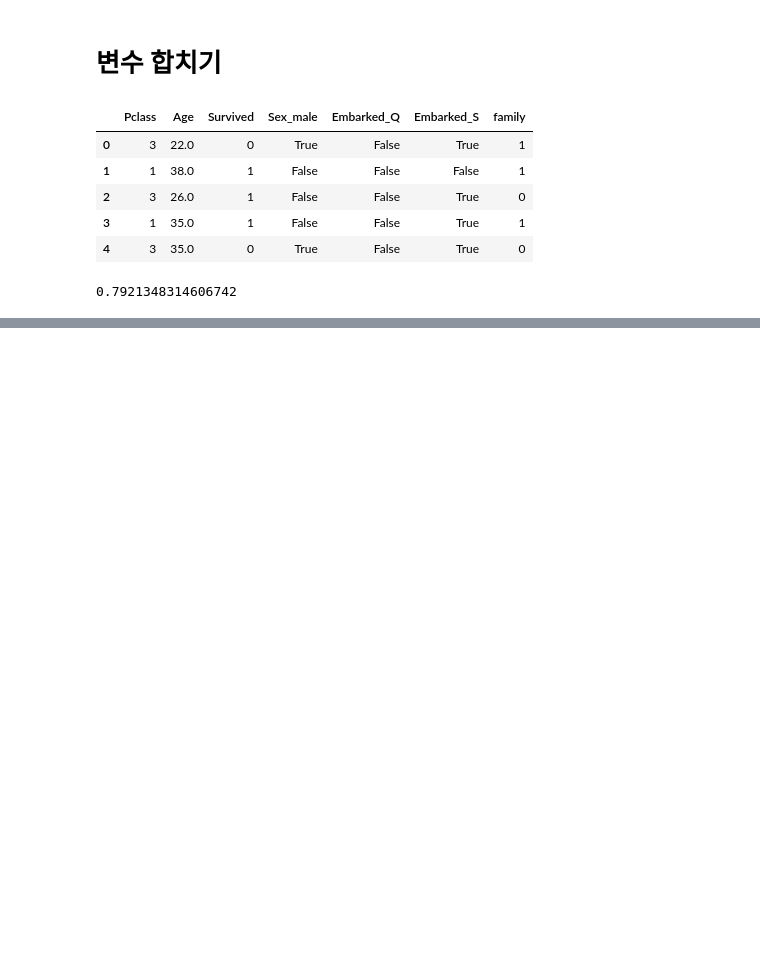
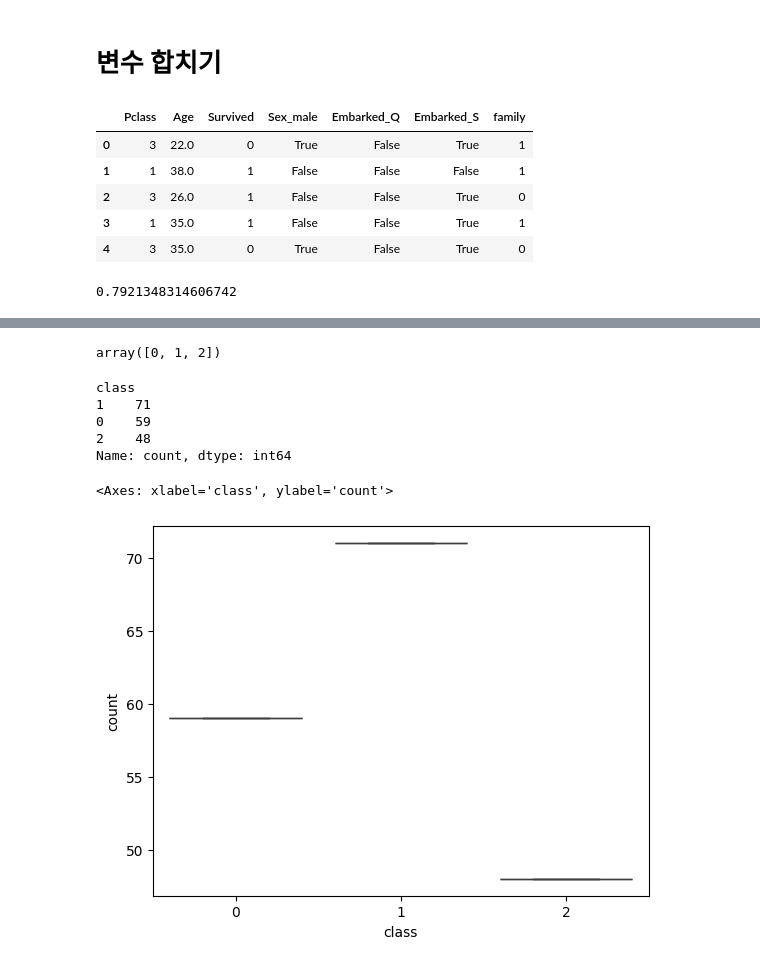
Before and after one commit to gracesjy/mldl_study, a Jupyter notebook: 코랩에서 바로 git 으로 올리기.ipynb, the cells around one changed output, grey strips where cells are left out. Drawn from its saved outputs; the diff is of its cells as text; code cells hidden in the pictures; blank space fills up the shorter version.

```diff
--- a/코랩에서 바로 git 으로 올리기.ipynb
+++ b/코랩에서 바로 git 으로 올리기.ipynb
@@ -392,0 +395,9 @@ accuracy_score(y_test, pred)
+# %%
+import pandas as pd
+import numpy as np
+import matplotlib.pyplot as plt
+import seaborn as sns
+
+file_url = 'https://media.githubusercontent.com/media/musthave-ML10/data_source/main/wine.csv'
+data = pd.read_csv(file_url)
+data.head()
@@ -392,0 +445,17 @@ accuracy_score(y_test, pred)
+# %%
+data['class'].unique()
+# %% [output]
+array([0, 1, 2])
+# %%
+data['class'].value_counts()
+# %% [output]
+class
+1    71
+0    59
+2    48
+Name: count, dtype: int64
+# %%
+sns.boxplot(x=data['class'].value_counts().index, y = data['class'].value_counts())
+# %% [output]
+<Axes: xlabel='class', ylabel='count'>
+[figure, added]
```
Also changed, not shown: parts of 34 cells of this notebook.
